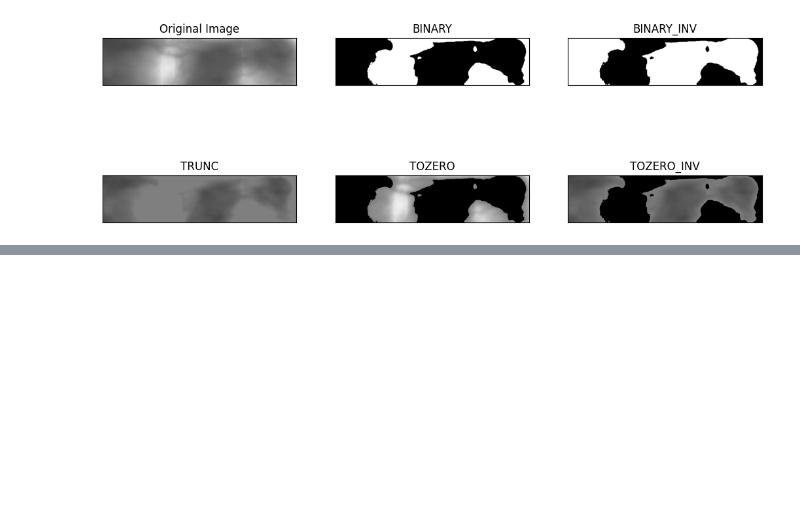
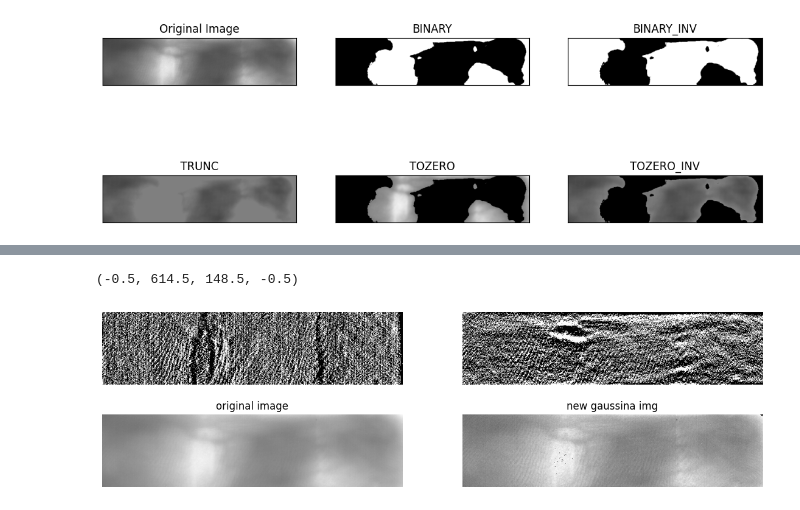
Before and after one commit to Rohanjos97/BioCube, a Jupyter notebook: biocube/preprocessing the image.ipynb, the cells around one changed output, grey strips where cells are left out. Saved outputs shown, nothing was run; the diff lists cells and outputs as text; code cells hidden in the pictures; blank space fills up the shorter version.

```diff
--- a/biocube/preprocessing the image.ipynb
+++ b/biocube/preprocessing the image.ipynb
@@ -376,0 +452,29 @@ for i in range(6):
+# %%
+alpha, beta, gamma = 1, 1, 1
+
+new_gauss_img = np.abs( img + (np.abs(alpha*diff1) + (beta*diff2) + (gamma*diff3)) )
+
+plt.figure(figsize=(14,4))
+
+plt.subplot(221)
+plt.imshow(alpha*diff1)
+plt.axis('off')
+# plt.show()
+
+plt.subplot(222)
+plt.imshow(beta*diff2)
+plt.axis('off')
+# plt.show()
+
+plt.subplot(223)
+plt.imshow(img)
+plt.title('original image')
+plt.axis('off')
+
+plt.subplot(224)
+plt.imshow(np.uint8(new_gauss_img))
+plt.title('new gaussina img')
+plt.axis('off')
+# %% [output]
+(-0.5, 614.5, 148.5, -0.5)
+[figure, added]
```
Also changed, not shown: parts of 9 cells of this notebook, 10 other files.
